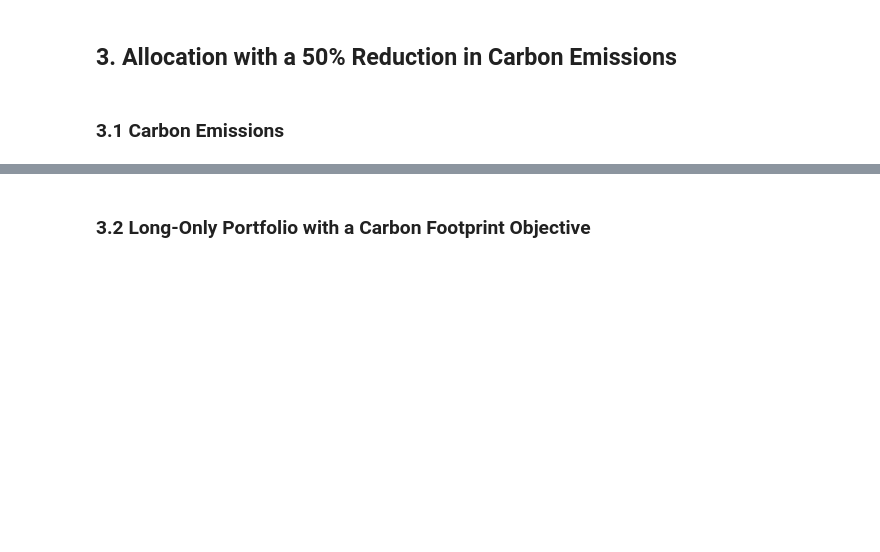
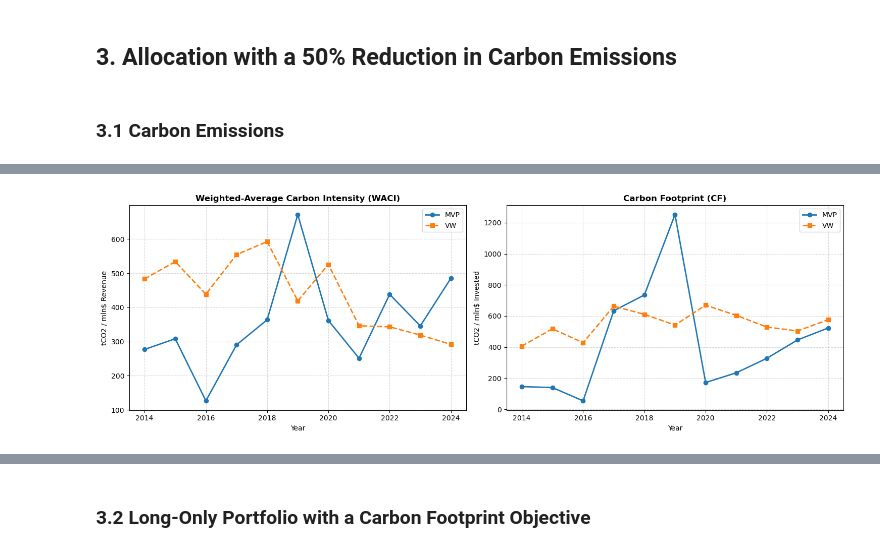
Before and after one commit to yvdri/Sustainability-Aware-Asset-Management-BB, a Jupyter notebook: Sustainability_Aware_Asset_Management_Group_BB.ipynb, the cells around one changed output, grey strips where cells are left out. Saved outputs shown, nothing was run; the diff lists cells and outputs as text; code cells hidden in the pictures; blank space fills up the shorter version.

```diff
--- a/Sustainability_Aware_Asset_Management_Group_BB.ipynb
+++ b/Sustainability_Aware_Asset_Management_Group_BB.ipynb
@@ -679,3 +679,102 @@ Fichier SAAM_Part1_Export.xlsx sauvegardé.
 ## 3. Allocation with a 50% Reduction in Carbon Emissions
 # %% [markdown]
 ### 3.1 Carbon Emissions
+# %%
+# SECTION 3.1 : CALCUL DES METRIQUES CARBONE (SCOPE 1)
+
+waci_mvp, cf_mvp = {}, {}
+waci_vw,  cf_vw  = {}, {}
+top_polluters_mvp = None
+
+for year in range(2014, 2025):
+    prev_year = year - 1
+    isins = filtered_carbon_isin_dict[year]
+
+    # Identification des colonnes pour prev_year
+    col_co2 = [c for c in co2_scope1.columns if str(prev_year) in str(c)]
+    col_rev = [c for c in revenues.columns   if str(prev_year) in str(c)]
+    col_mv  = [c for c in mv_yearly.columns  if str(prev_year) in str(c)]
+
+    if not col_co2 or not col_rev or not col_mv:
+        continue
+
+    # Extraction et squeeze en Series (évite les problèmes DataFrame × Series)
+    E_i   = co2_scope1.loc[isins, col_co2].squeeze()          # tCO2
+    Rev_i = (revenues.loc[isins, col_rev] / 1000.0).squeeze() # millions USD
+    Cap_i = mv_yearly.loc[isins, col_mv].squeeze()            # millions USD
+
+    # Carbon Intensity : tCO2 / mln$ revenue
+    CI_i = (E_i / Rev_i).replace([np.inf, -np.inf], np.nan)
+
+    # Poids MVP
+    w_mvp = unconstrained_weights_shrink[year].reindex(isins).fillna(0.0)
+    w_mvp = w_mvp / w_mvp.sum()
+
+    # Poids VW (capitalisation boursière fin Y-1)
+    cap_clean = Cap_i.replace([np.inf, -np.inf], np.nan).fillna(0.0)
+    w_vw = cap_clean / cap_clean.sum()
+
+    # WACI = Σ w_i * CI_i
+    waci_mvp[year] = (w_mvp * CI_i).sum()
+    waci_vw[year]  = (w_vw  * CI_i).sum()
+
+    # CF = Σ w_i * (E_i / Cap_i)
+    cf_mvp[year] = (w_mvp * (E_i / cap_clean.replace(0, np.nan))).sum()
+    cf_vw[year]  = (w_vw  * (E_i / cap_clean.replace(0, np.nan))).sum()
+
+    # Top 10 contributeurs au WACI du MVP pour la dernière année
+    if year == 2024:
+        contributions = (w_mvp * CI_i).dropna()
+        top_10_isins  = contributions.nlargest(10).index
+        static_indexed = static_file.set_index('ISIN')
+        top_polluters_mvp = static_indexed.loc[top_10_isins, ['NAME', 'Country']].copy()
+        top_polluters_mvp['Contribution_WACI'] = contributions.loc[top_10_isins]
+        top_polluters_mvp['Poids_MVP']         = w_mvp.loc[top_10_isins]
+        top_polluters_mvp['Carbon_Intensity']  = CI_i.loc[top_10_isins]
+
+# Conversion en Series
+waci_mvp = pd.Series(waci_mvp, name="MVP WACI")
+cf_mvp   = pd.Series(cf_mvp,   name="MVP CF")
+waci_vw  = pd.Series(waci_vw,  name="VW WACI")
+cf_vw    = pd.Series(cf_vw,    name="VW CF")
+
+# Top 10
+print("\nTop 10 contributeurs au WACI du MVP (allocation 2024, données 2023) :")
+print(top_polluters_mvp.to_string(formatters={
+    'Contribution_WACI': '{:.2f}'.format,
+    'Poids_MVP':         '{:.2%}'.format,
+    'Carbon_Intensity':  '{:.2f}'.format
+}))
+
+# Graphiques
+fig, axes = plt.subplots(1, 2, figsize=(15, 5))
+
+axes[0].plot(waci_mvp.index, waci_mvp.values, label='MVP', color='tab:blue',   marker='o', linewidth=2)
+axes[0].plot(waci_vw.index,  waci_vw.values,  label='VW',  color='tab:orange', marker='s', linewidth=2, linestyle='--')
+axes[0].set_title('Weighted-Average Carbon Intensity (WACI)', fontweight='bold')
+axes[0].set_ylabel('tCO2 / mln$ Revenue')
+axes[0].set_xlabel('Year')
+axes[0].legend()
+axes[0].grid(True, linestyle='--', alpha=0.5)
+
+axes[1].plot(cf_mvp.index, cf_mvp.values, label='MVP', color='tab:blue',   marker='o', linewidth=2)
+axes[1].plot(cf_vw.index,  cf_vw.values,  label='VW',  color='tab:orange', marker='s', linewidth=2, linestyle='--')
+axes[1].set_title('Carbon Footprint (CF)', fontweight='bold')
+axes[1].set_ylabel('tCO2 / mln$ Invested')
+axes[1].set_xlabel('Year')
+axes[1].legend()
+axes[1].grid(True, linestyle='--', alpha=0.5)
+
+plt.tight_layout()
+plt.show()
+
+# Tableau récapitulatif WACI et CF par année
+summary_df = pd.DataFrame({
+    "WACI MVP":  waci_mvp,
+    "WACI VW":   waci_vw,
+    "CF MVP":    cf_mvp,
+    "CF VW":     cf_vw,
+})
+print("\n--- WACI et Carbon Footprint par année ---")
+print(summary_df.round(2).to_string())
+# %% [output]
@@ -681,0 +793 @@ Fichier SAAM_Part1_Export.xlsx sauvegardé.
+[figure, added]
```
Also changed, not shown: parts of 2 cells of this notebook.
